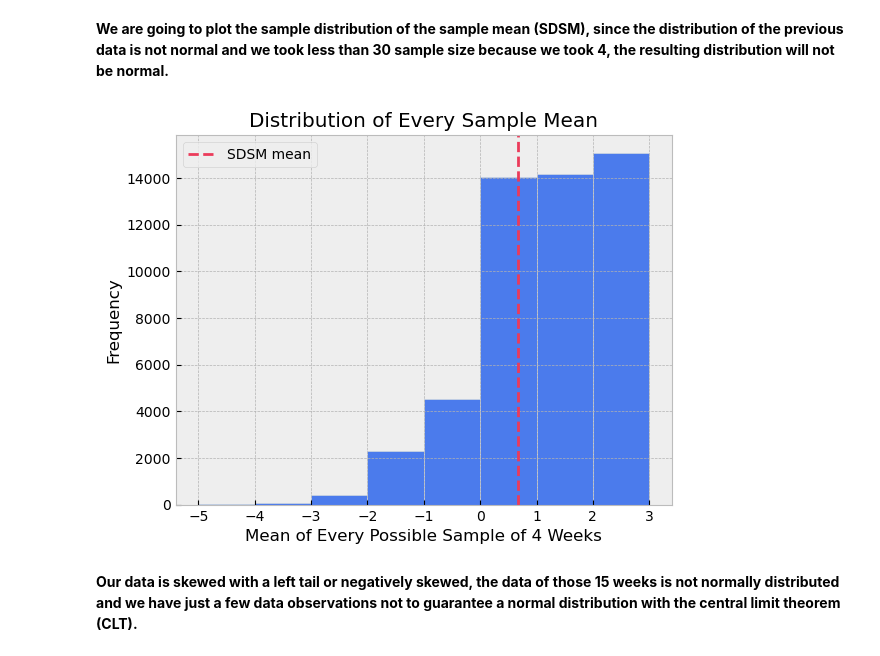
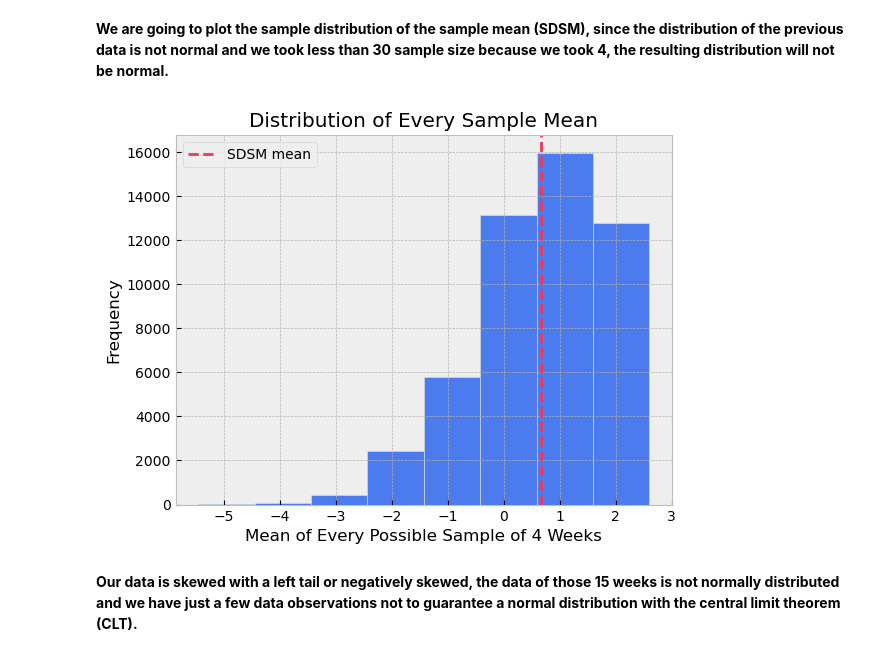
Before and after one commit to exio78/Data-Analysis, a Jupyter notebook: Probability/trading_roadmap/trading_projection_part_I.ipynb, the cells around one changed output. Drawn from its saved outputs; the diff is of its cells as text; code cells hidden in the pictures.

```diff
--- a/Probability/trading_roadmap/trading_proyection_part_I.ipynb
+++ b/Probability/trading_roadmap/trading_projection_part_I.ipynb
@@ -95,9 +95,11 @@ all_samples = list(itertools.product(population, repeat = sample)) # transformin
 # %%
 # We are going to take every mean of each sample of 4 calculated and store it into a list called SDSM
 SDSM = []
+SDSM_decimals = []
 for i in all_samples:
     sample_mean = np.mean(list(i))
     SDSM.append(round(sample_mean)) # we are going to round the data to have integer numbers, a discrete approach
+    SDSM_decimals.append(sample_mean) # here we store the mean with its decimal values to plot it into a histogram
 # %%
 maxi = np.max(SDSM)
 mini = np.min(SDSM)
@@ -108,15 +110,15 @@ abs(maxi - mini) # this is the range of the distribution, divide this by 1 (leng
 # %% [markdown]
 **We are going to plot the sample distribution of the sample mean (SDSM), since the distribution of the previous data is not normal and we took less than 30 sample size because we took 4, the resulting distribution will not be normal.**
 # %%
-plt.hist(SDSM, bins = 8, color = "#4b7bec", edgecolor = "#d1d8e0")
+plt.hist(SDSM_decimals, bins = 8, color = "#4b7bec", edgecolor = "#d1d8e0")
 plt.title("Distribution of Every Sample Mean")
 plt.ylabel("Frequency")
 plt.xlabel("Mean of Every Possible Sample of 4 Weeks")
 plt.axvline(np.mean(SDSM), color = "#eb3b5a", label = "SDSM mean", linestyle = "--")
 plt.legend()
 plt.show()
 # %% [output]
-[figure, old version]
+[figure, new version]
 # %% [markdown]
 **Our data is skewed with a left tail or negatively skewed, the data of those 15 weeks is not normally distributed and we have just a few data observations not to guarantee a normal distribution with the central limit theorem (CLT).**
 # %%
```
Also changed, not shown: parts of 16 cells of this notebook.
